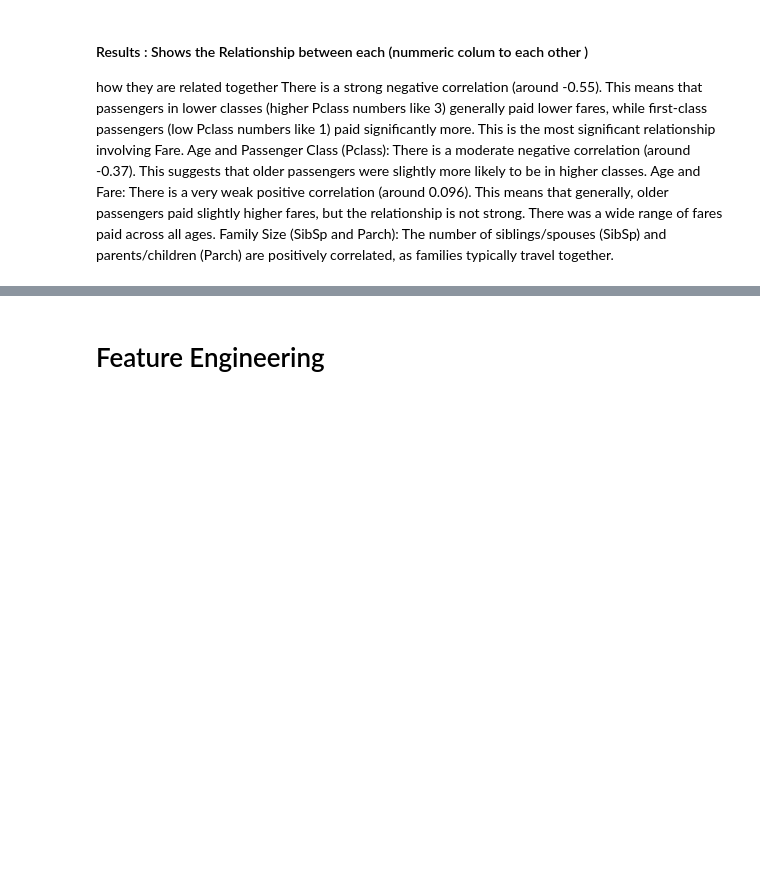
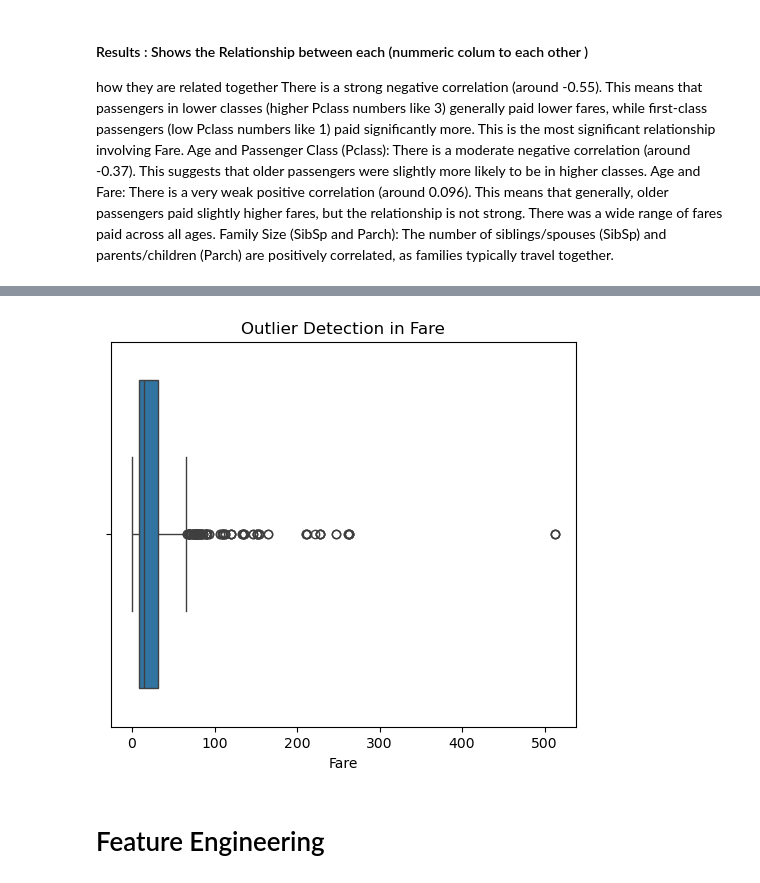
Before and after one commit to sandeshbhatta495/AI, a Jupyter notebook: Titanic Survival projects/titanic survival .ipynb, the cells around one changed output, grey strips where cells are left out. Drawn from its saved outputs; the diff is of its cells as text; code cells hidden in the pictures; blank space fills up the shorter version.

```diff
--- a/Titanic Survival projects/titanic survival .ipynb
+++ b/Titanic Survival projects/titanic survival .ipynb
@@ -140,0 +165,8 @@ Family Size (SibSp and Parch): The number of siblings/spouses (SibSp) and parent
+# %%
+# Box plot for visulization of Outliers Detection (fare )
+plt.figure(figsize=(6,5))
+sns.boxplot(x=df["Fare"])
+plt.title("Outlier Detection in Fare")
+plt.show()
+# %% [output]
+[figure, added]
```
Also changed, not shown: parts of 22 cells of this notebook.
